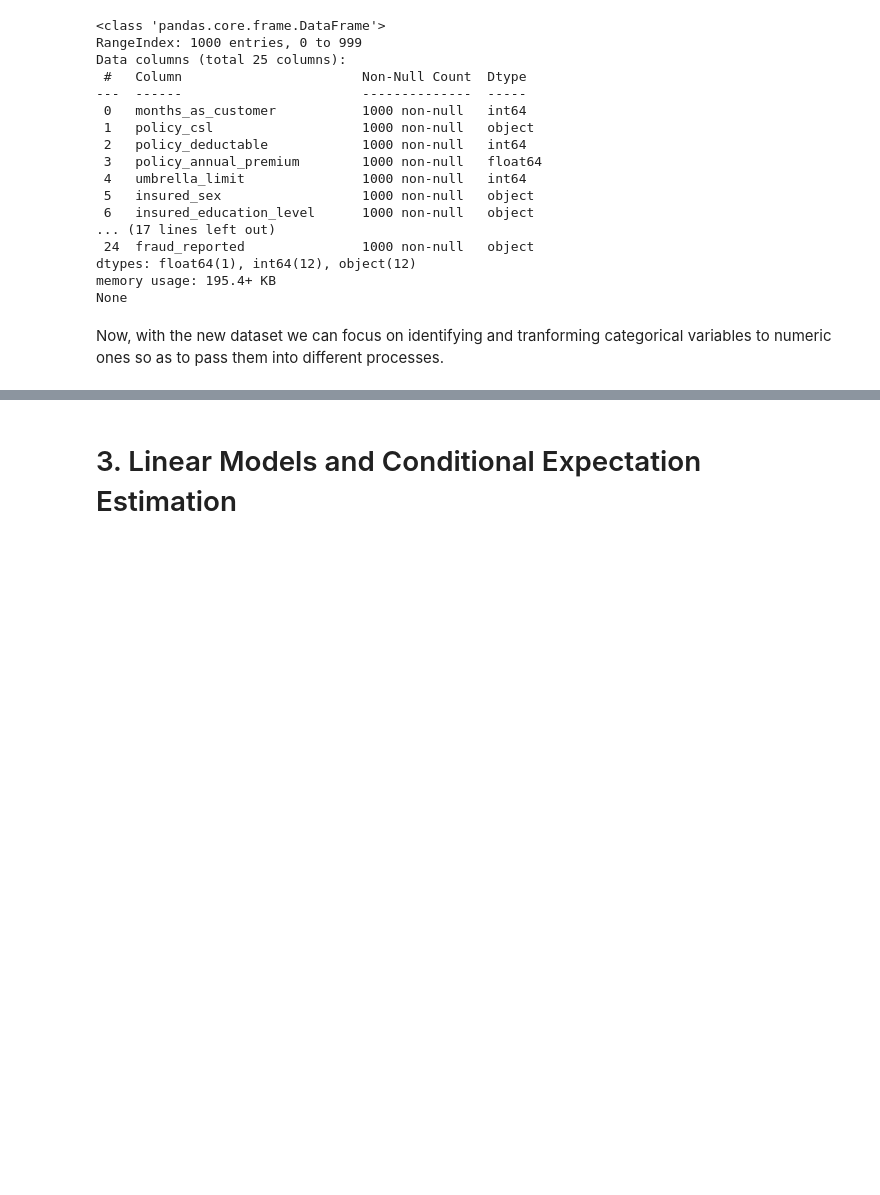
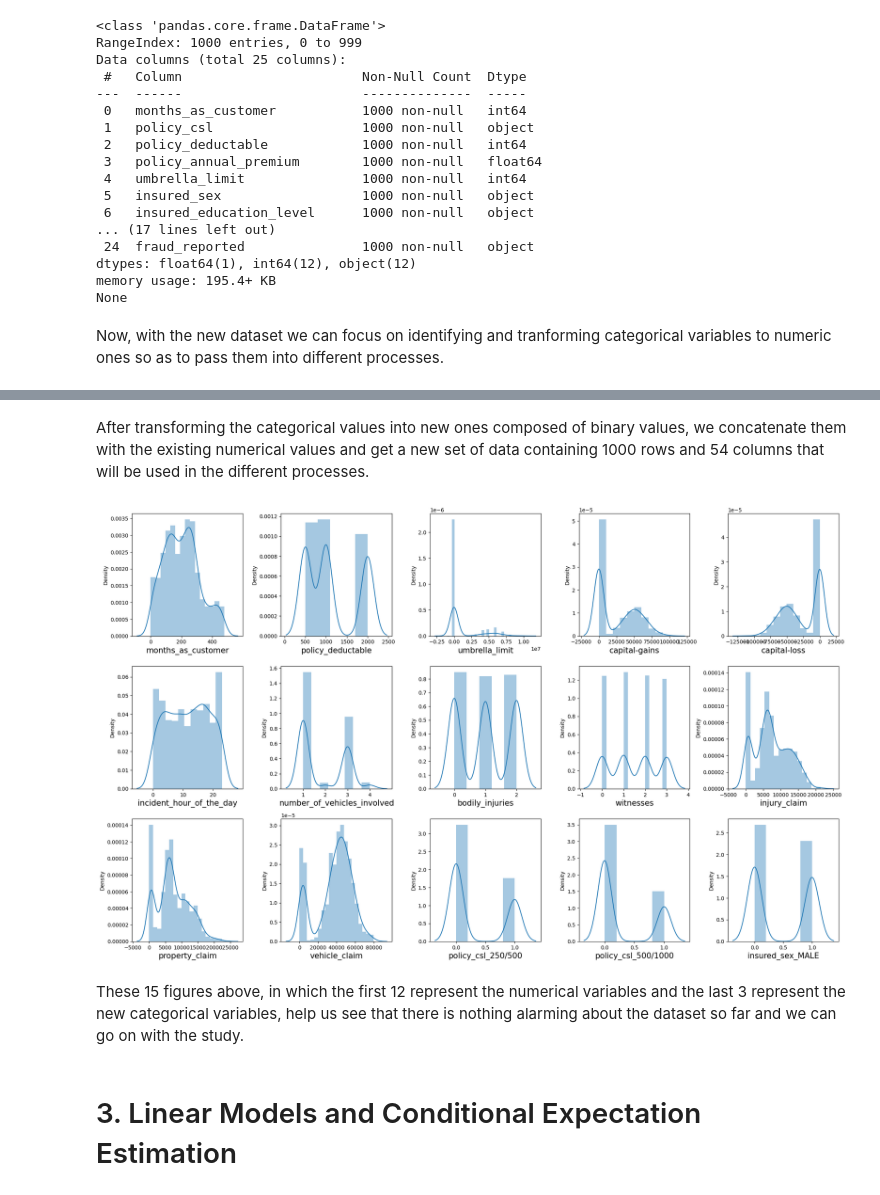
Before and after one commit to Regis0323/Module_1, a Jupyter notebook: Rurangwa_Assignment_Module_1.ipynb, the cells around one changed output, grey strips where cells are left out. Cells and saved outputs as stored; diff of their text form; code cells hidden in the pictures; blank space fills up the shorter version.

```diff
--- a/Rurangwa_Assignment_Module_1.ipynb
+++ b/Rurangwa_Assignment_Module_1.ipynb
@@ -377,5 +295,13 @@ memory usage: 41.1 KB
 # %%
+# Treating the categorical values
+categorical_values=clean_data.select_dtypes(include = ['object'])
+for col in categorical_values.columns:
+   print(f"{col}: \n{categorical_values[col].unique()}\n")
+new_categorical_values = pd.get_dummies(categorical_values, drop_first = True)
+new_categorical_values = new_categorical_values.astype(int)
+# Getting the numerical values as well
 numerical_values = clean_data.select_dtypes(include = ['int64'])
+# Putting together the new categorical values and the existing numerical values
 new_clean_data=pd.concat([numerical_values, new_categorical_values], axis = 1)
 new_clean_data.head()
 #lien du meilleur code : https://www.kaggle.com/code/niteshyadav3103/insurance-fraud-detection-using-12-models/notebook
@@ -383,2 +327,19 @@ new_clean_data.head()
+# %% [markdown]
+After transforming the categorical values into new ones composed of binary values, we concatenate them with the existing numerical values and get a new set of data containing 1000 rows and 54 columns that will be used in the different processes.
+# %%
+plt.figure(figsize = (20, 20))
+pltnbr = 1
+for col in new_clean_data.columns:
+    if pltnbr <= 15:
+        ax = plt.subplot(5, 5, pltnbr)
+        sns.distplot(new_clean_data[col])
+        plt.xlabel(col, fontsize = 15)
+    pltnbr += 1
+plt.tight_layout()
+plt.show()
+# %% [output]
+[figure, added]
+# %% [markdown]
+These 15 figures above, in which the first 12 represent the numerical variables and the last 3 represent the new categorical variables, help us see that there is nothing alarming about the dataset so far and we can go on with the study.
 # %% [markdown]
 # 3. Linear Models and Conditional Expectation Estimation<a name="Linear_Models"></a>
```
Also changed, not shown: parts of 9 cells of this notebook.
